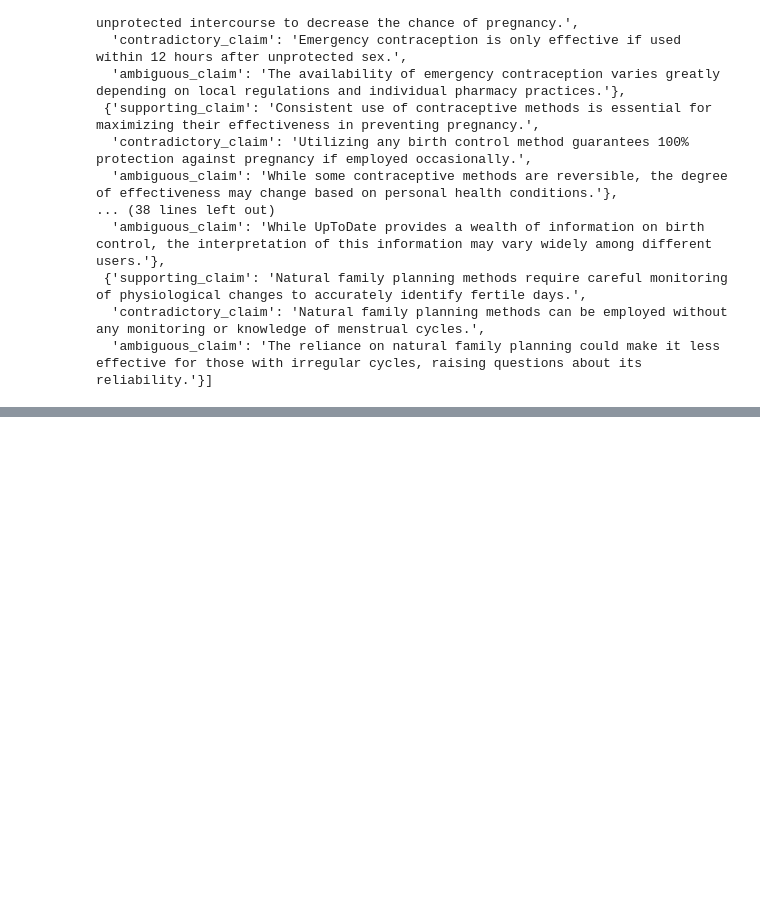
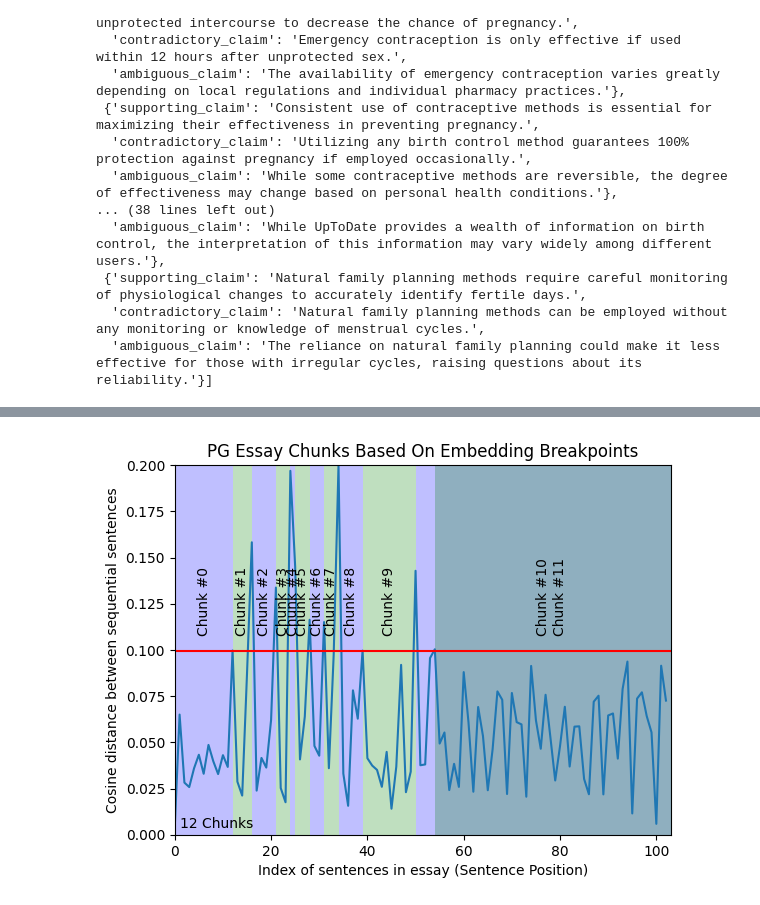
Before and after one commit to shubham-rateria/cs-5787-final-project, a Jupyter notebook: data/generate-uptodate.ipynb, the cells around one changed output, grey strips where cells are left out. Drawn from its saved outputs; the diff is of its cells as text; code cells hidden in the pictures; blank space fills up the shorter version.

```diff
--- a/data/generate-uptodate.ipynb
+++ b/data/generate-uptodate.ipynb
@@ -138,0 +172,3 @@ completion.choices[0].message.parsed.to_json()
+# %%
+sentences = [{'sentence': x, 'index' : i} for i, x in enumerate(single_sentences_list)]
+sentences[:3]
@@ -138,0 +276,51 @@ completion.choices[0].message.parsed.to_json()
+# %%
+import numpy as np
+
+plt.plot(distances)
+
+y_upper_bound = .2
+plt.ylim(0, y_upper_bound)
+plt.xlim(0, len(distances))
+
+# We need to get the distance threshold that we'll consider an outlier
+# We'll use numpy .percentile() for this
+breakpoint_percentile_threshold = 90
+breakpoint_distance_threshold = np.percentile(distances, breakpoint_percentile_threshold) # If you want more chunks, lower the percentile cutoff
+plt.axhline(y=breakpoint_distance_threshold, color='r', linestyle='-');
+
+# Then we'll see how many distances are actually above this one
+num_distances_above_theshold = len([x for x in distances if x > breakpoint_distance_threshold]) # The amount of distances above your threshold
+plt.text(x=(len(distances)*.01), y=y_upper_bound/50, s=f"{num_distances_above_theshold + 1} Chunks");
+
+# Then we'll get the index of the distances that are above the threshold. This will tell us where we should split our text
+indices_above_thresh = [i for i, x in enumerate(distances) if x > breakpoint_distance_threshold] # The indices of those breakpoints on your list
+
+# Start of the shading and text
+# colors = ['b', 'g', 'r', 'c', 'm', 'y', 'k', 'orange', 'purple', 'brown', 'pink', 'gray', 'olive', 'lightblue']
+colors = ['b', 'g']
+for i, breakpoint_index in enumerate(indices_above_thresh):
+    start_index = 0 if i == 0 else indices_above_thresh[i - 1]
+    end_index = breakpoint_index if i < len(indices_above_thresh) - 1 else len(distances)
+
+    plt.axvspan(start_index, end_index, facecolor=colors[i % len(colors)], alpha=0.25)
+    plt.text(x=np.average([start_index, end_index]),
+             y=breakpoint_distance_threshold + (y_upper_bound)/ 20,
+             s=f"Chunk #{i}", horizontalalignment='center',
+             rotation='vertical')
+
+# # Additional step to shade from the last breakpoint to the end of the dataset
+if indices_above_thresh:
+    last_breakpoint = indices_above_thresh[-1]
+    if last_breakpoint < len(distances):
+        plt.axvspan(last_breakpoint, len(distances), facecolor=colors[len(indices_above_thresh) % len(colors)], alpha=0.25)
+        plt.text(x=np.average([last_breakpoint, len(distances)]),
+                 y=breakpoint_distance_threshold + (y_upper_bound)/ 20,
+                 s=f"Chunk #{i+1}",
+                 rotation='vertical')
+
+plt.title("PG Essay Chunks Based On Embedding Breakpoints")
+plt.xlabel("Index of sentences in essay (Sentence Position)")
+plt.ylabel("Cosine distance between sequential sentences")
+plt.show()
+# %% [output]
+[figure, added]
```
Also changed, not shown: parts of 19 cells of this notebook, 1 other file.
